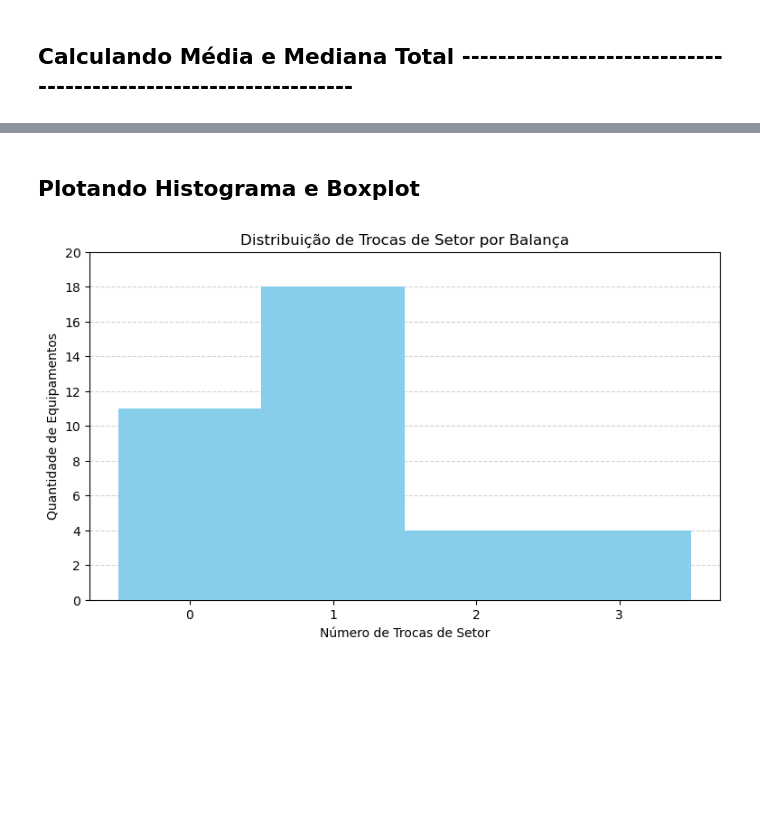
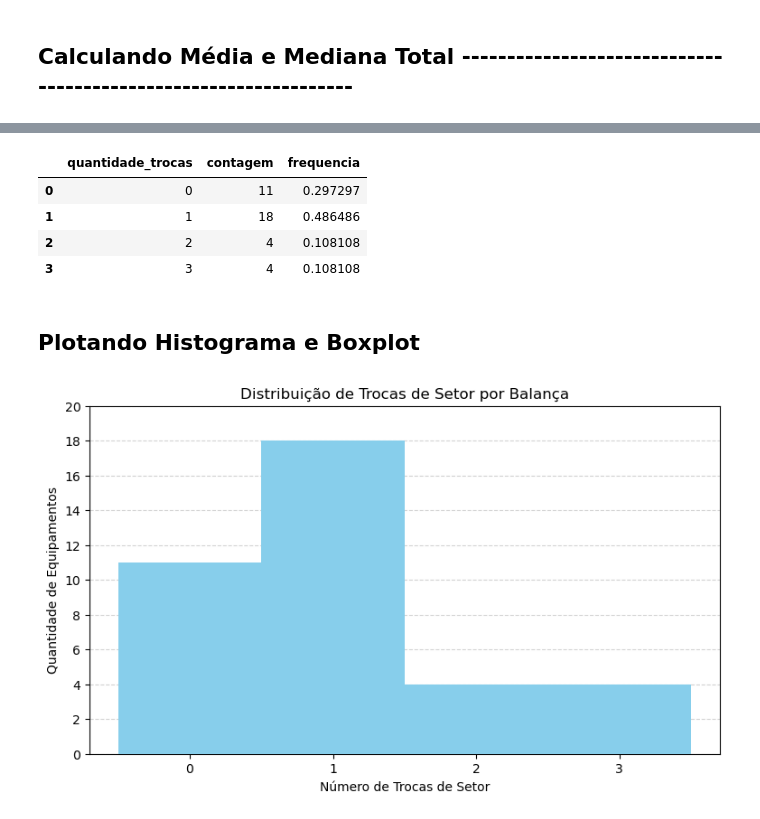
Before and after one commit to LuanSFMarques/CICLUS, a Jupyter notebook: fluxo_balancas.ipynb, the cells around one changed output, grey strips where cells are left out. Drawn from its saved outputs; the diff is of its cells as text; code cells hidden in the pictures; blank space fills up the shorter version.

```diff
--- a/fluxo_balancas.ipynb
+++ b/fluxo_balancas.ipynb
@@ -303,6 +309,17 @@ Desvio Padrão Total: 0.9149357232330139
 | 253 | 3 |
 | 273 | 2 |
 | 274 | 0 |
+# %%
+df_trocas_count = df_trocas.value_counts().sort_index().reset_index()
+df_trocas_count["freq"] = df_trocas_count["count"]/df_trocas_count["count"].sum()
+df_trocas_count = df_trocas_count.rename(columns={"count":"contagem", "freq":"frequencia"})
+df_trocas_count
+# %% [output]
+|  | quantidade_trocas | contagem | frequencia |
+| 0 | 0 | 11 | 0.297297 |
+| 1 | 1 | 18 | 0.486486 |
+| 2 | 2 | 4 | 0.108108 |
+| 3 | 3 | 4 | 0.108108 |
 # %% [markdown]
 ## Plotando Histograma e Boxplot
 # %%
```
Also changed, not shown: parts of 9 cells of this notebook.
